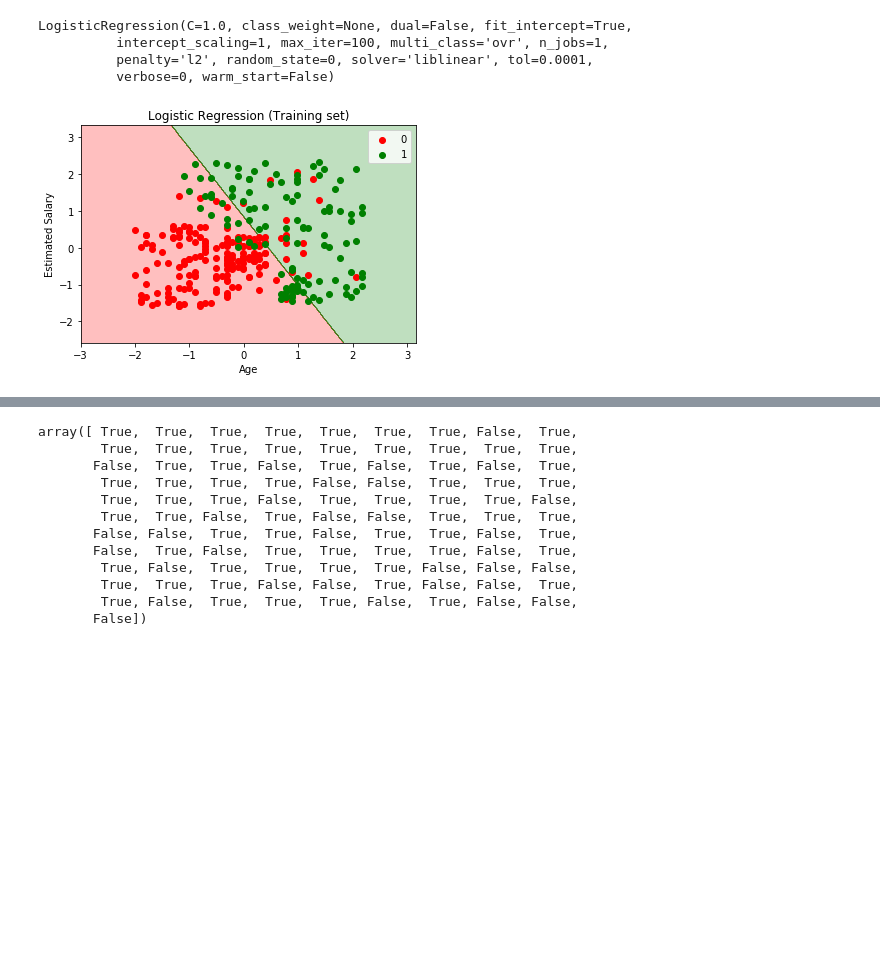
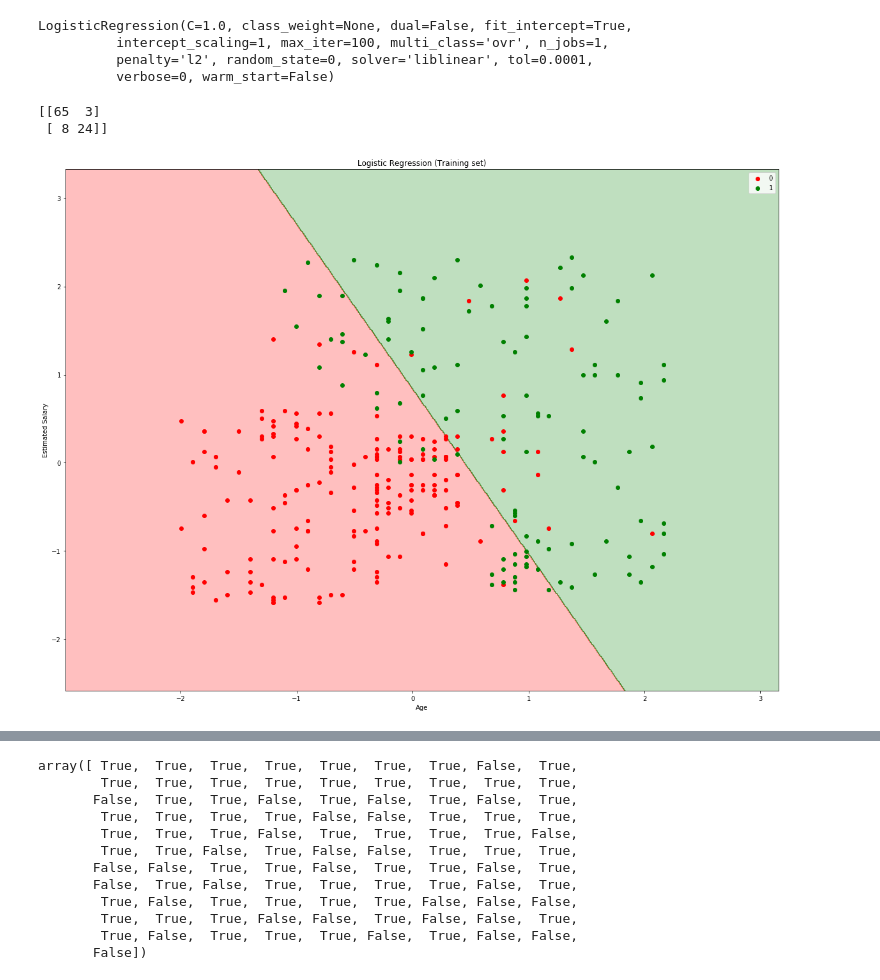
Before and after one commit to taimurIslam/Machine-Learning-A-Z, a Jupyter notebook: Part 3 - Classification/Section 14 - Logistic Regression/logistic_regression.ipynb, the cells around one changed output, grey strips where cells are left out. Saved outputs shown, nothing was run; the diff lists cells and outputs as text; code cells hidden in the pictures; blank space fills up the shorter version.

```diff
--- a/Part 3 - Classification/Section 14 - Logistic Regression/logistic_regression.ipynb
+++ b/Part 3 - Classification/Section 14 - Logistic Regression/logistic_regression.ipynb
@@ -52,24 +52,29 @@ LogisticRegression(C=1.0, class_weight=None, dual=False, fit_intercept=True,
 y_pred = classifier.predict(X_test)
 # %%
 cm = confusion_matrix(y_test, y_pred)
+print(cm)
+# %% [output]
+[[65  3]
+ [ 8 24]]
 # %%
 X_set, y_set = X_train, y_train
 X1, X2 = np.meshgrid(np.arange(start = X_set[:, 0].min() - 1, stop = X_set[:, 0].max() + 1, step = 0.01),
                      np.arange(start = X_set[:, 1].min() - 1, stop = X_set[:, 1].max() + 1, step = 0.01))
 plt.contourf(X1, X2, classifier.predict(np.array([X1.ravel(), X2.ravel()]).T).reshape(X1.shape),
              alpha = 0.25, cmap = ListedColormap(('red', 'green')))
 plt.xlim(X1.min(), X1.max())
 plt.ylim(X2.min(), X2.max())
 for i, j in enumerate(np.unique(y_set)):
     plt.scatter(X_set[y_set == j, 0], X_set[y_set == j, 1],
                 c = ListedColormap(('red', 'green'))(i), label = j)
 plt.title('Logistic Regression (Training set)')
 plt.xlabel('Age')
 plt.ylabel('Estimated Salary')
 plt.legend()
+plt.rcParams["figure.figsize"] = (20,15)
 plt.show()
 # %% [output]
-[figure, old version]
+[figure, new version]
 # %%
 X_set, y_set = X_test, y_test
 X1, X2 = np.meshgrid(np.arange(start = X_set[:, 0].min() - 1, stop = X_set[:, 0].max() + 1, step = 0.01),
```
Also changed, not shown: parts of 1 cell of this notebook, 42 other files.
